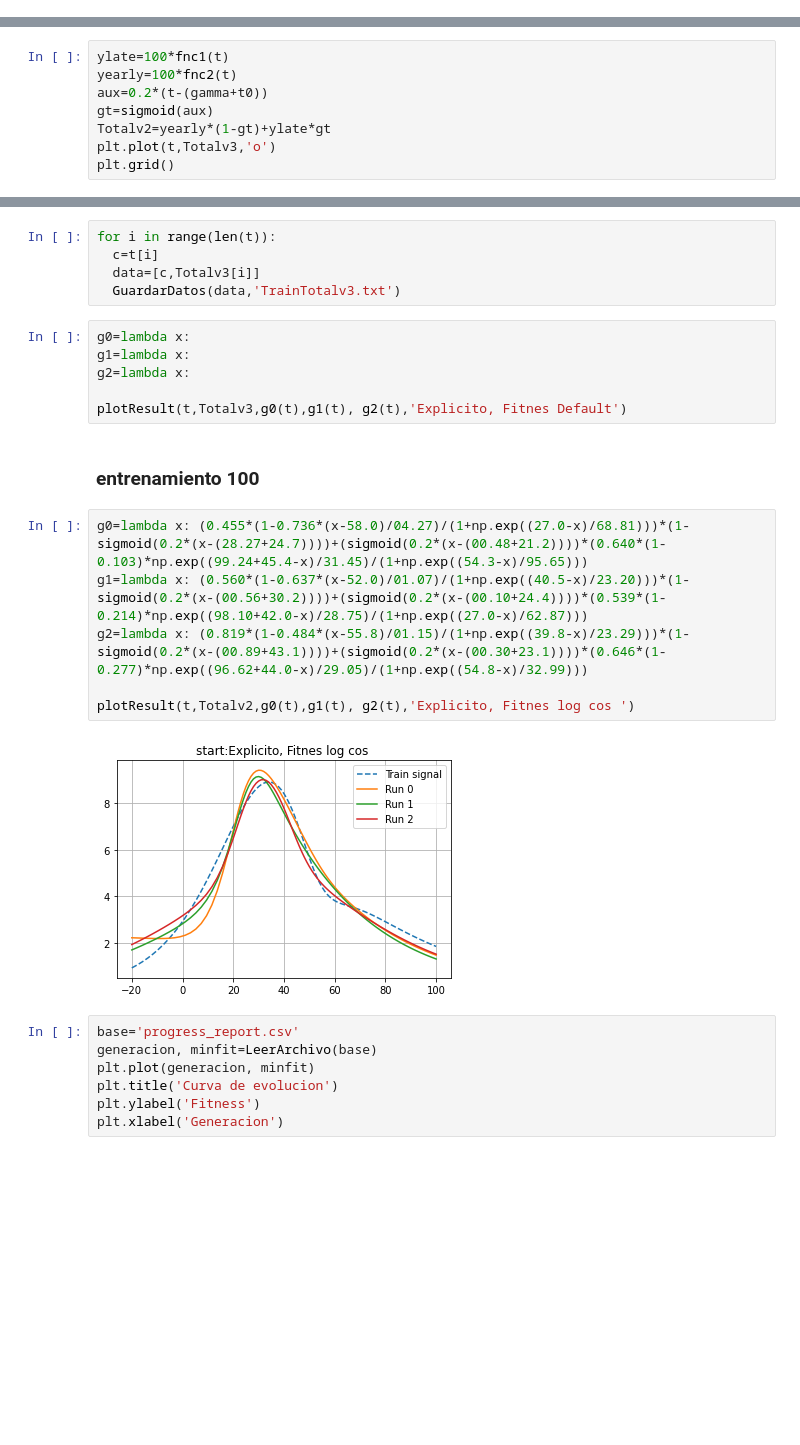
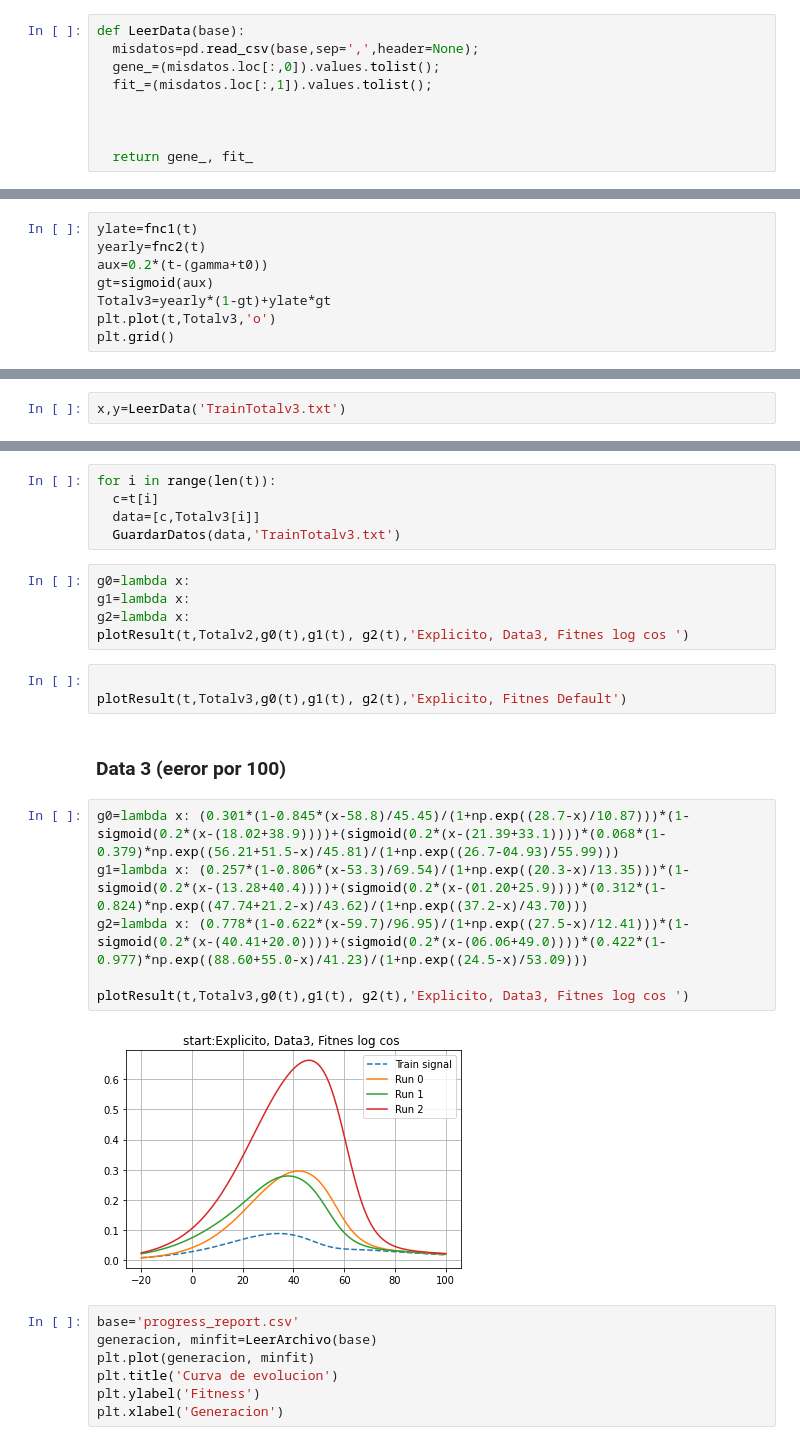
Before and after one commit to nfierroflo/Evolutionary-computation, a Jupyter notebook: evolutivacompletoc1.ipynb, the cells around one changed output, grey strips where cells are left out. Drawn from its saved outputs; the diff is of its cells as text; blank space fills up the shorter version.

```diff
--- a/evolutivacompletoc1.ipynb
+++ b/evolutivacompletoc1.ipynb
@@ -94,3 +70,12 @@ SyntaxError: ignored
+# %%
+def LeerData(base):
+  misdatos=pd.read_csv(base,sep=',',header=None);
+  gene_=(misdatos.loc[:,0]).values.tolist();
+  fit_=(misdatos.loc[:,1]).values.tolist();
+
+
+
+  return gene_, fit_
 # %%
 g0=lambda x:
 g1=lambda x:
@@ -114,12 +99,14 @@ n_train = 10
 t3=np.linspace(*limitInner,n_train)
 t=np.concatenate((t1,t2,t3))
 # %%
-ylate=100*fnc1(t)
-yearly=100*fnc2(t)
+ylate=fnc1(t)
+yearly=fnc2(t)
 aux=0.2*(t-(gamma+t0))
 gt=sigmoid(aux)
-Totalv2=yearly*(1-gt)+ylate*gt
+Totalv3=yearly*(1-gt)+ylate*gt
 plt.plot(t,Totalv3,'o')
 plt.grid()
 # %% [output]
 [figure]
+# %%
+x,y=LeerData('TrainTotalv3.txt')
@@ -132,18 +124,20 @@ for i in range(len(t)):
 g0=lambda x:
 g1=lambda x:
 g2=lambda x:
-
-plotResult(t,Totalv3,g0(t),g1(t), g2(t),'Explicito, Fitnes Default')
+plotResult(t,Totalv2,g0(t),g1(t), g2(t),'Explicito, Data3, Fitnes log cos ')
-# %% [markdown]
-### entrenamiento 100
+# %%
+
+plotResult(t,Totalv3,g0(t),g1(t), g2(t),'Explicito, Fitnes Default')
+# %% [markdown]
+### Data 3 (eeror por 100)
 # %%
-g0=lambda x: (0.455*(1-0.736*(x-58.0)/04.27)/(1+np.exp((27.0-x)/68.81)))*(1-sigmoid(0.2*(x-(28.27+24.7))))+(sigmoid(0.2*(x-(00.48+21.2))))*(0.640*(1-0.103)*np.exp((99.24+45.4-x)/31.45)/(1+np.exp((54.3-x)/95.65)))
-g1=lambda x: (0.560*(1-0.637*(x-52.0)/01.07)/(1+np.exp((40.5-x)/23.20)))*(1-sigmoid(0.2*(x-(00.56+30.2))))+(sigmoid(0.2*(x-(00.10+24.4))))*(0.539*(1-0.214)*np.exp((98.10+42.0-x)/28.75)/(1+np.exp((27.0-x)/62.87)))
-g2=lambda x: (0.819*(1-0.484*(x-55.8)/01.15)/(1+np.exp((39.8-x)/23.29)))*(1-sigmoid(0.2*(x-(00.89+43.1))))+(sigmoid(0.2*(x-(00.30+23.1))))*(0.646*(1-0.277)*np.exp((96.62+44.0-x)/29.05)/(1+np.exp((54.8-x)/32.99)))
+g0=lambda x: (0.301*(1-0.845*(x-58.8)/45.45)/(1+np.exp((28.7-x)/10.87)))*(1-sigmoid(0.2*(x-(18.02+38.9))))+(sigmoid(0.2*(x-(21.39+33.1))))*(0.068*(1-0.379)*np.exp((56.21+51.5-x)/45.81)/(1+np.exp((26.7-04.93)/55.99)))
+g1=lambda x: (0.257*(1-0.806*(x-53.3)/69.54)/(1+np.exp((20.3-x)/13.35)))*(1-sigmoid(0.2*(x-(13.28+40.4))))+(sigmoid(0.2*(x-(01.20+25.9))))*(0.312*(1-0.824)*np.exp((47.74+21.2-x)/43.62)/(1+np.exp((37.2-x)/43.70)))
+g2=lambda x: (0.778*(1-0.622*(x-59.7)/96.95)/(1+np.exp((27.5-x)/12.41)))*(1-sigmoid(0.2*(x-(40.41+20.0))))+(sigmoid(0.2*(x-(06.06+49.0))))*(0.422*(1-0.977)*np.exp((88.60+55.0-x)/41.23)/(1+np.exp((24.5-x)/53.09)))
 
-plotResult(t,Totalv2,g0(t),g1(t), g2(t),'Explicito, Fitnes log cos ')
+plotResult(t,Totalv3,g0(t),g1(t), g2(t),'Explicito, Data3, Fitnes log cos ')
 # %% [output]
-[figure, old version]
+[figure, new version]
 # %%
 base='progress_report.csv'
 generacion, minfit=LeerArchivo(base)
```
Also changed, not shown: parts of 4 cells of this notebook.
